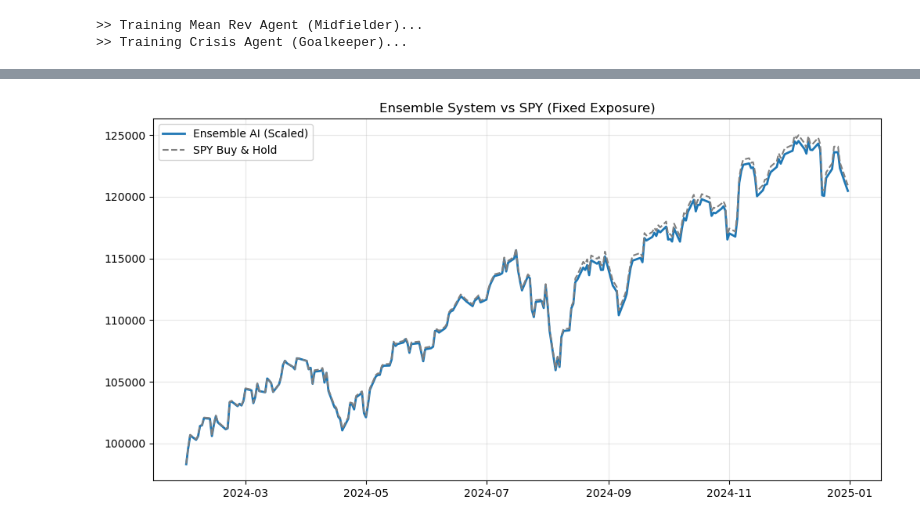
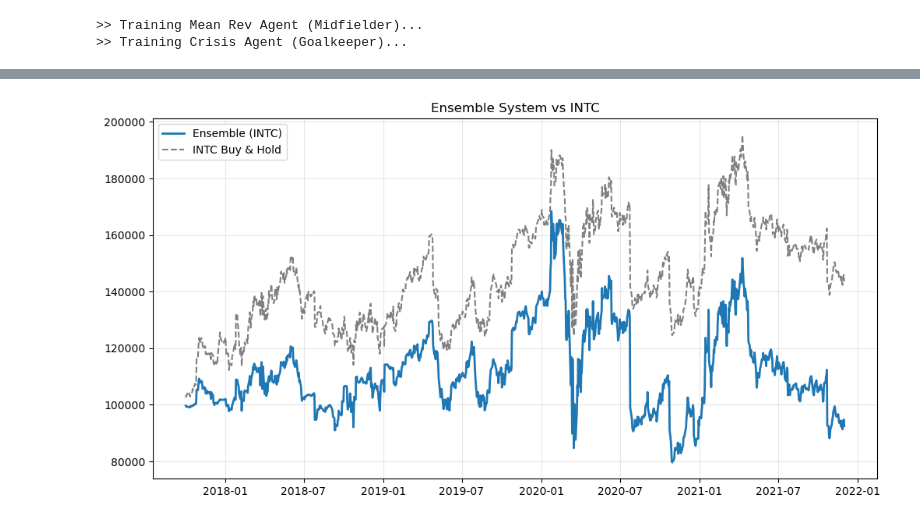
Before and after one commit to gitmichaelqiu/AccumRLMoEStrategy, a Jupyter notebook: TrinityAgent.ipynb, the cells around one changed output, grey strips where cells are left out. Cells and saved outputs as stored; diff of their text form; code cells hidden in the pictures.

```diff
--- a/TrinityAgent.ipynb
+++ b/TrinityAgent.ipynb
@@ -41,11 +41,11 @@ CONFIG = {
     "TRAINING_STEPS": 30000,
     "INITIAL_BALANCE": 100000,
     "FEES": 0.0005,
+    "BORROW_RATE": 0.0002, # Daily cost of leverage/shorting (approx 5% annual)
 
-    # CRITICAL FIX: Action Scaler
-    # PPO often outputs conservative values (0.1 - 0.3).
-    # We multiply by 5.0 so that a "0.2" signal becomes "1.0" (Full Exposure).
-    "ACTION_SCALER": 5.0
+    # CRITICAL FIX: Leverage & Scaler
+    "ACTION_SCALER": 5.0,
+    "MAX_LEVERAGE": 1.5  # Allow up to 150% Long
 }
 
 # ==========================================
@@ -69,7 +69,11 @@ class DataProcessor:
         except:
             return pd.DataFrame(), pd.DataFrame()
 
-    def add_features(self, df, ohlc, target=CONFIG['TARGET_ASSET']):
+    def add_features(self, df, ohlc, target=None):
+        # FIX: Ensure target uses the LATEST config value if not provided
+        if target is None:
+            target = CONFIG['TARGET_ASSET']
+
         df = df.copy()
 
         # --- 1. Base Returns ---
@@ -194,7 +198,7 @@ class EnsembleManager:
         trend_data = self.dp.get_data(CONFIG['TRAIN_START'], CONFIG['TRAIN_END'])
         env_trend = DummyVecEnv([lambda: TradingEnv(trend_data, mode='trend')])
         env_trend = VecNormalize(env_trend, norm_obs=True, norm_reward=False)
-        model_trend = PPO("MlpPolicy", env_trend, verbose=0, learning_rate=CONFIG['LEARNING_RATE'], device='mps')
+        model_trend = PPO("MlpPolicy", env_trend, verbose=0, learning_rate=CONFIG['LEARNING_RATE'])
         model_trend.learn(total_timesteps=CONFIG['TRAINING_STEPS'])
         self.agents['trend'] = model_trend
         self.envs['trend'] = env_trend # Store for normalization stats
@@ -203,7 +207,7 @@ class EnsembleManager:
         print(">> Training Mean Rev Agent (Midfielder)...")
         env_mr = DummyVecEnv([lambda: TradingEnv(trend_data, mode='mean_rev')])
         env_mr = VecNormalize(env_mr, norm_obs=True, norm_reward=False)
-        model_mr = PPO("MlpPolicy", env_mr, verbose=0, learning_rate=CONFIG['LEARNING_RATE'], device='mps')
+        model_mr = PPO("MlpPolicy", env_mr, verbose=0, learning_rate=CONFIG['LEARNING_RATE'])
         model_mr.learn(total_timesteps=CONFIG['TRAINING_STEPS'])
         self.agents['mean_rev'] = model_mr
         self.envs['mean_rev'] = env_mr
@@ -213,7 +217,7 @@ class EnsembleManager:
         crash_data = self.dp.get_crisis_data()
         env_crisis = DummyVecEnv([lambda: TradingEnv(crash_data, mode='crisis')])
         env_crisis = VecNormalize(env_crisis, norm_obs=True, norm_reward=False)
-        model_crisis = PPO("MlpPolicy", env_crisis, verbose=0, learning_rate=CONFIG['LEARNING_RATE'], device='mps')
+        model_crisis = PPO("MlpPolicy", env_crisis, verbose=0, learning_rate=CONFIG['LEARNING_RATE'])
         model_crisis.learn(total_timesteps=CONFIG['TRAINING_STEPS'])
         self.agents['crisis'] = model_crisis
         self.envs['crisis'] = env_crisis
@@ -221,8 +225,15 @@ class EnsembleManager:
         print("=== TRAINING COMPLETE ===\n")
 
     def run_backtest(self):
-        print("=== 2. RUNNING ENSEMBLE BACKTEST (2024-2025) ===")
-        test_data = self.dp.get_data(CONFIG['TEST_START'], CONFIG['TEST_END'])
+        print(f"=== 2. RUNNING ENSEMBLE BACKTEST ({CONFIG['TEST_START']} to {CONFIG['TEST_END']}) ===")
+        start_dt = pd.to_datetime(CONFIG['TEST_START'])
+        buffer_start = (start_dt - pd.Timedelta(days=365)).strftime('%Y-%m-%d')
+
+        # Download with buffer
+        full_data = self.dp.get_data(buffer_start, CONFIG['TEST_END'])
+
+        # Slice the data to only include the actual test period for the backtest loop
+        test_data = full_data[full_data.index >= CONFIG['TEST_START']]
         if test_data.empty: return
 
         # Prepare execution variables
@@ -251,9 +262,9 @@ class EnsembleManager:
             obs_raw = data_vals[t-window:t].flatten()
 
             # 2. Regime Detection
-            vix = data_vals[t, idx_vix]
-            adx = data_vals[t, idx_adx]
-            sma_dist = data_vals[t, idx_sma]
+            vix = data_vals[t-1, idx_vix]
+            adx = data_vals[t-1, idx_adx]
+            sma_dist = data_vals[t-1, idx_sma]
 
             regime = "CHOP"
             active_agent_name = "mean_rev"
@@ -281,15 +292,23 @@ class EnsembleManager:
             mkt_ret = data_vals[t, idx_ret]
 
             raw_action = action[0]
-            # APPLY SCALER: Boost low-confidence values to full exposure
+
+            # SCALE AND CLIP to MAX_LEVERAGE
             scaled_action = raw_action * CONFIG['ACTION_SCALER']
-            position_size = np.clip(scaled_action, -1, 1)
+            position_size = np.clip(scaled_action, -CONFIG['MAX_LEVERAGE'], CONFIG['MAX_LEVERAGE'])
 
-            # Fee logic
+            # Fee & Borrow Cost logic
             turnover = abs(position_size - holdings)
-            cost = turnover * CONFIG['FEES']
+            trade_cost = turnover * CONFIG['FEES']
 
-            pnl_pct = (position_size * mkt_ret) - cost
+            # Borrow cost applied to leveraged portion (>1.0) or short portion (<0)
+            leverage_amt = max(0, abs(position_size) - 1.0) # Amount borrowed
+            short_amt = abs(position_size) if position_size < 0 else 0
+            borrow_cost = (leverage_amt + short_amt) * CONFIG['BORROW_RATE']
+
+            total_cost = trade_cost + borrow_cost
+
+            pnl_pct = (position_size * mkt_ret) - total_cost
             portfolio *= (1 + pnl_pct)
             holdings = position_size
 
@@ -318,16 +337,46 @@ class EnsembleManager:
 
         # Plot
         plt.figure(figsize=(12, 6))
-        plt.plot(res['Portfolio'], label='Ensemble AI (Scaled)', linewidth=2)
-        plt.plot(res['Bench_Equity'], label='SPY Buy & Hold', linestyle='--', color='gray')
+        plt.plot(res['Portfolio'], label=f'Ensemble ({CONFIG["TARGET_ASSET"]})', linewidth=2)
+        plt.plot(res['Bench_Equity'], label=f'{CONFIG["TARGET_ASSET"]} Buy & Hold', linestyle='--', color='gray')
 
-        plt.title("Ensemble System vs SPY (Fixed Exposure)")
+        plt.title(f"Ensemble System vs {CONFIG['TARGET_ASSET']}")
         plt.legend()
         plt.grid(True, alpha=0.3)
         plt.show()
 
+# ==========================================
+# 5. EXECUTION HELPERS
+# ==========================================
+def run_system_test(tickers, target_asset, start_date, end_date):
+    """
+    Updates configuration and runs the full system for any custom setup.
+    """
+    print(f"\n>>> INITIALIZING SYSTEM FOR: {target_asset} <<<")
+
+    # 1. Update Global Config
+    CONFIG['TICKERS'] = tickers
+    CONFIG['TARGET_ASSET'] = target_asset
+    CONFIG['TEST_START'] = start_date
+    CONFIG['TEST_END'] = end_date
+
+    # 2. Run Manager
+    mgr = EnsembleManager()
+    mgr.train_specialists() # Re-train agents on new asset data (Rapid training)
+    mgr.run_backtest()
+
 if __name__ == "__main__":
-    mgr = EnsembleManager()
-    mgr.train_specialists()
-    mgr.run_backtest()
+    # --- USER TICKER SYSTEM ---
+    # Edit these variables to test your own assets
+
+    MY_TICKERS = ["INTC", "SPY", "IWM", "^VIX", "SHY"] # Standard Portfolio
+    MY_TARGET = "INTC"
+    TIME_START = "2017-09-01"
+    TIME_END = "2021-12-01"
+
+    # Example: Testing Nvidia
+    # MY_TICKERS = ["NVDA", "^VIX", "SHY"]
+    # MY_TARGET = "NVDA"
+
+    run_system_test(MY_TICKERS, MY_TARGET, TIME_START, TIME_END)
 # %% [output]
@@ -370 +409 @@ Total Return: 20.47% (Benchmark: 20.92%)
-[figure, old version]
+[figure, new version]
```
Also changed, not shown: parts of 3 cells of this notebook.
